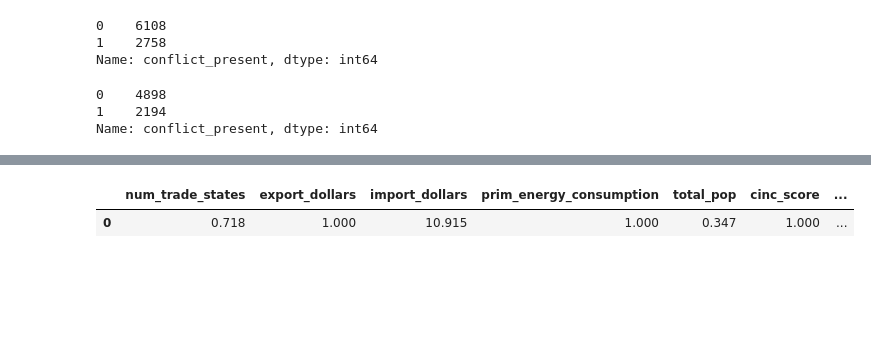
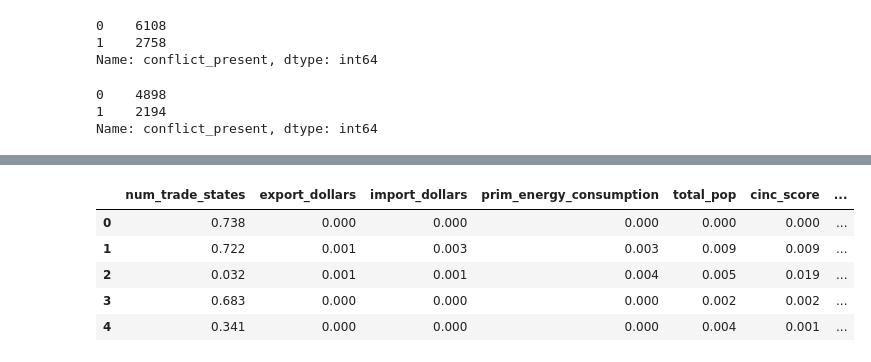
Before and after one commit to cyaris/international_armed_conflict, a Jupyter notebook: Classification – Conflict vs Peace Classification.ipynb, the cells around one changed output, grey strips where cells are left out. Cells and saved outputs as stored; diff of their text form; code cells hidden in the pictures; blank space fills up the shorter version.

```diff
--- a/Classification – Conflict vs Peace Classification.ipynb
+++ b/Classification – Conflict vs Peace Classification.ipynb
@@ -151,4 +163,12 @@ continuous_columns = ['num_trade_states', 'export_dollars', 'import_dollars',
 # %%
+X_cont = X[continuous_columns]
+X_cont = X_cont.reset_index()
+X_cont.drop(['index'], axis = 1, inplace = True)
+
+X_dummy = X.drop(continuous_columns, axis = 1)
+X_dummy = X_dummy.reset_index()
+X_dummy.drop(['index'], axis = 1, inplace = True)
+
 X_train_cont = X_train[continuous_columns]
 X_train_cont = X_train_cont.reset_index()
 X_train_cont.drop(['index'], axis = 1, inplace = True)
@@ -166,6 +186,11 @@ X_test_dummy = X_test_dummy.reset_index()
 X_test_dummy.drop(['index'], axis = 1, inplace = True)
 # %%
 scaler = MinMaxScaler()
+
+X_cont_scaled = pd.DataFrame(scaler.fit_transform(X_cont))
+X_cont_scaled = X_cont_scaled.reset_index()
+X_cont_scaled.drop(['index'], axis = 1, inplace = True)
+X_cont_scaled.columns = continuous_columns
 
 X_train_cont_scaled = pd.DataFrame(scaler.fit_transform(X_train_cont))
 X_train_cont_scaled = X_train_cont_scaled.reset_index()
@@ -177,6 +202,7 @@ X_test_cont_scaled = X_test_cont_scaled.reset_index()
 X_test_cont_scaled.drop(['index'], axis = 1, inplace = True)
 X_test_cont_scaled.columns = continuous_columns
 
+X_scaled = pd.concat([X_cont_scaled, X_dummy], axis = 1)
 X_train_scaled = pd.concat([X_train_cont_scaled, X_train_dummy], axis = 1)
 X_test_scaled = pd.concat([X_test_cont_scaled, X_test_dummy], axis = 1)
 # %%
@@ -186,7 +212,7 @@ pd.DataFrame(y_train)['conflict_present'].value_counts()
 1    2194
 Name: conflict_present, dtype: int64
 # %%
-smote = imblearn.over_sampling.SMOTE(ratio = {0: 4908, 1: (4908)}, random_state = 101)
+smote = imblearn.over_sampling.SMOTE(ratio = {0: 4898, 1: (4898)}, random_state = 101)
 X_train_scaled, y_train = smote.fit_sample(X_train_scaled, y_train)
 
 X_train_scaled = pd.DataFrame(X_train_scaled)
@@ -205,13 +231,10 @@ print(y_test.shape)
 (1774,)
-# %%
-lr = LogisticRegression(penalty = 'l1')
-lr.fit(X_train_scaled, y_train)
-train_predictions = lr.predict(X_train_scaled)
-test_predictions = lr.predict(X_test_scaled)
-# %%
-lr_coef_df = pd.DataFrame(np.e**lr.coef_)
-lr_coef_df.columns = list(continuous_columns) + list(X_train_dummy.columns)
-lr_coef_df
-# %% [output]
-|  | num_trade_states | export_dollars | import_dollars | prim_energy_consumption | total_pop | cinc_score | ... |
-| 0 | 0.718 | 1.000 | 10.915 | 1.000 | 0.347 | 1.000 | ... |
+# %%
+X_train_scaled.head()
+# %% [output]
+|  | num_trade_states | export_dollars | import_dollars | prim_energy_consumption | total_pop | cinc_score | ... |
+| 0 | 0.738 | 0.000 | 0.000 | 0.000 | 0.000 | 0.000 | ... |
+| 1 | 0.722 | 0.001 | 0.003 | 0.003 | 0.009 | 0.009 | ... |
+| 2 | 0.032 | 0.001 | 0.001 | 0.004 | 0.005 | 0.019 | ... |
+| 3 | 0.683 | 0.000 | 0.000 | 0.000 | 0.002 | 0.002 | ... |
+| 4 | 0.341 | 0.000 | 0.000 | 0.000 | 0.004 | 0.001 | ... |
```
Also changed, not shown: parts of 35 cells of this notebook, 7 other files.
